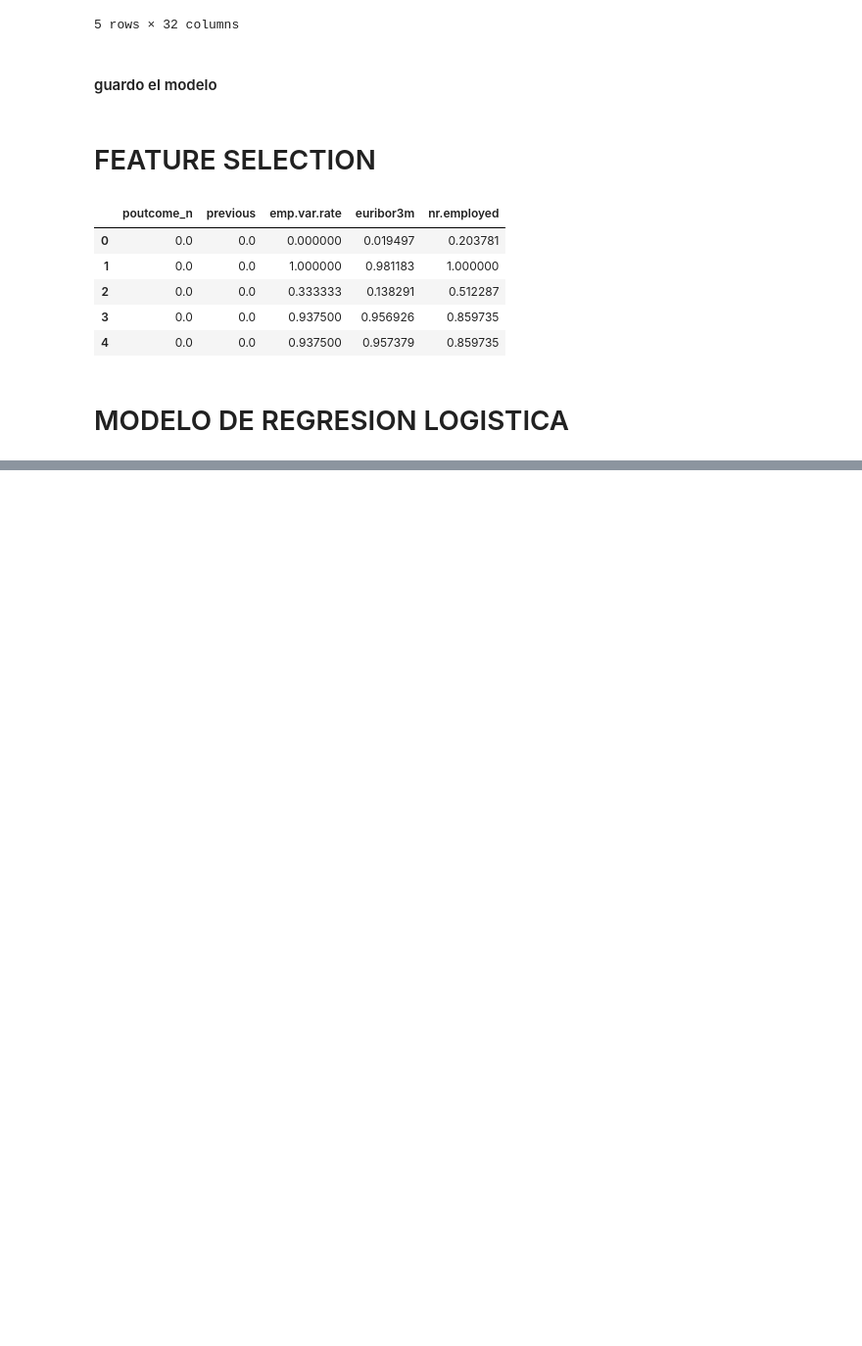
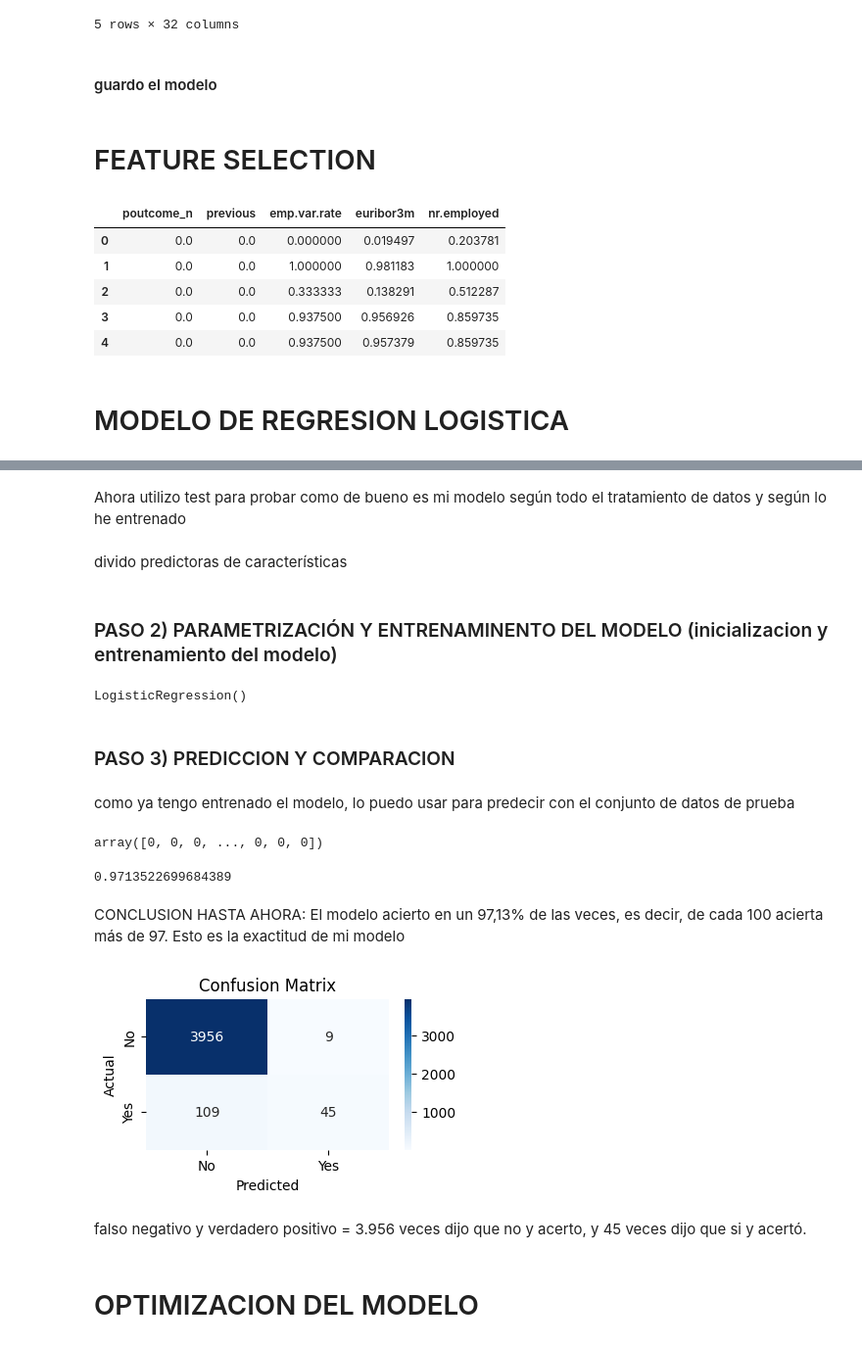
Before and after one commit to 4GeeksAcademy/13-PILAR-MLEARNING-BANCO, a Jupyter notebook: HECHO PRACTICA.ipynb, the cells around one changed output, grey strips where cells are left out. Shown at 98% size. Saved outputs shown, nothing was run; the diff lists cells and outputs as text; code cells hidden in the pictures; blank space fills up the shorter version.

```diff
--- a/HECHO PRACTICA.ipynb
+++ b/HECHO PRACTICA.ipynb
@@ -1256,0 +1263,66 @@ LogisticRegression()
+# %% [markdown]
+Ahora utilizo test para probar como de bueno es mi modelo según todo el tratamiento de datos y según lo he entrenado
+# %% [markdown]
+divido predictoras de características
+# %%
+train_data = pd.read_csv("X_train_sel.csv")
+
+# TRAIN
+X_train = train_data.drop(["poutcome_n"], axis=1)
+y_train = train_data["poutcome_n"]
+
+# TEST
+X_test = tet_data.drop(["poutcome_n"], axis=1)
+y_test = tet_data["poutcome_n"]
+# %% [markdown]
+### PASO 2) PARAMETRIZACIÓN Y ENTRENAMINENTO DEL MODELO (inicializacion y entrenamiento del modelo)
+# %%
+from sklearn.linear_model import LogisticRegression # AQUI LE ESTOYETINEEDNO LA REGRESION LINEAL el tiempo de entrenamiento varía según lo grande que sea mi modelo...
+
+# Convert continuous target variable to discrete classes
+y_train_discrete = (y_train > 0.5).astype(int)  # Example: Convert to binary classes (0 or 1)
+
+model = LogisticRegression() # INICIALIZACION DEL modelo. aqui internamente podria incluir los hiperparametros, pero no lo hago porque no es necesario
+model.fit(X_train, y_train_discrete) # APLICO SOBRE EL TRAINNN, entrenamiento del modelo
+# %% [output]
+LogisticRegression()
+# %% [markdown]
+### PASO 3) PREDICCION Y COMPARACION
+# %% [markdown]
+como ya tengo entrenado el modelo, lo puedo usar para predecir con el conjunto de datos de prueba
+# %%
+y_pred = model.predict(X_test)
+y_pred # esto me va a dr como resultados ceros y unos porque es un modelo de regresion lineal, no puedo comparar en realidad en este caso, por eso el siguiente paso es ver el acuracy que me da mas info
+# %% [output]
+array([0, 0, 0, ..., 0, 0, 0])
+# %%
+from sklearn.metrics import accuracy_score
+
+# Convert y_test to binary values
+y_test_binary = (y_test > 0.5).astype(int)
+
+# Calculate accuracy score
+accuracy_score(y_test_binary, y_pred)
+# %% [output]
+0.9713522699684389
+# %% [markdown]
+CONCLUSION HASTA AHORA: El modelo acierto en un 97,13% de las veces, es decir, de cada 100 acierta más de 97. Esto es la exactitud de mi modelo
+# %%
+import matplotlib.pyplot as plt
+import seaborn as sns
+from sklearn.metrics import confusion_matrix
+siono_cm = confusion_matrix(y_test_binary, y_pred)
+# dibujo la martiz
+cm_df = pd.DataFrame(siono_cm, index=["No", "Yes"], columns=["No", "Yes"])
+plt.figure(figsize=(4,2))
+sns.heatmap(cm_df, annot=True, fmt="d", cmap="Blues")
+plt.xlabel("Predicted")
+plt.ylabel("Actual")
+plt.title("Confusion Matrix")
+plt.show()
+# %% [output]
+[figure, added]
+# %% [markdown]
+falso negativo y verdadero positivo = 3.956 veces dijo que no y acerto, y 45 veces dijo que si y acertó.
+# %% [markdown]
+# OPTIMIZACION DEL MODELO
```
Also changed, not shown: parts of 21 cells of this notebook, 6 other files.
